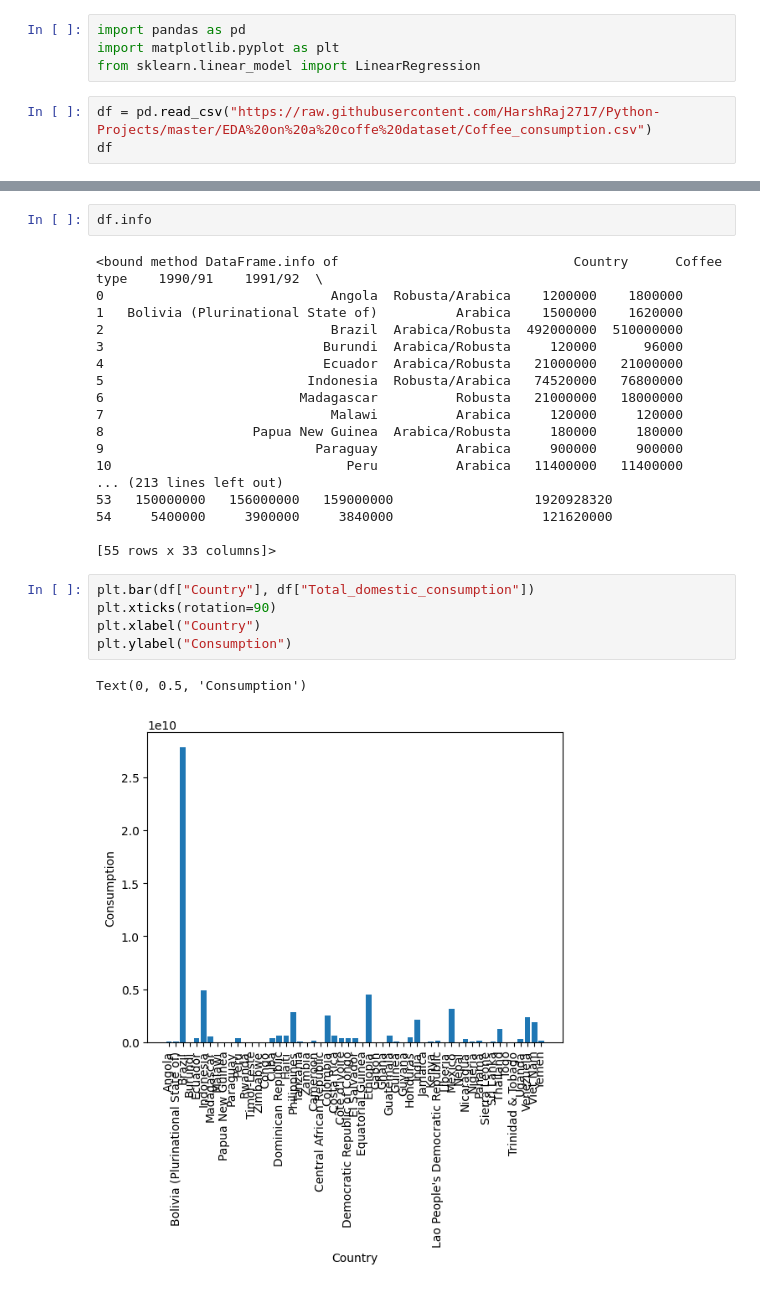
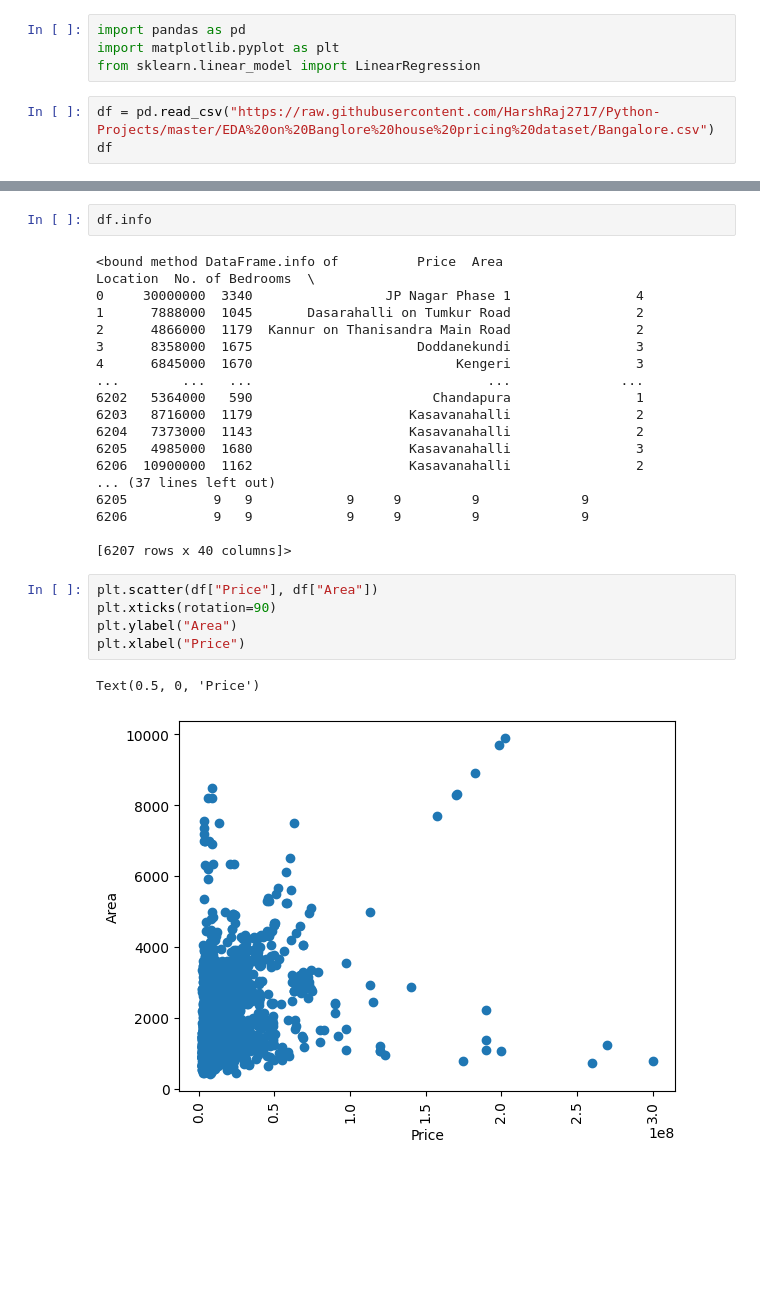
Before and after one commit to HarshRaj2717/Python-Projects, a Jupyter notebook: EDA on Banglore house pricing dataset/main.ipynb, the cells around one changed output, grey strips where cells are left out. Saved outputs shown, nothing was run; the diff lists cells and outputs as text; blank space fills up the shorter version.

Commit message:
completed EDA on bangalore house pricing dataset

```diff
--- a/EDA on Banglore house pricing dataset/main.ipynb
+++ b/EDA on Banglore house pricing dataset/main.ipynb
@@ -3,6 +3,6 @@ import pandas as pd
 import matplotlib.pyplot as plt
 from sklearn.linear_model import LinearRegression
 # %%
-df = pd.read_csv("https://raw.githubusercontent.com/HarshRaj2717/Python-Projects/master/EDA%20on%20a%20coffe%20dataset/Coffee_consumption.csv")
+df = pd.read_csv("https://raw.githubusercontent.com/HarshRaj2717/Python-Projects/master/EDA%20on%20Banglore%20house%20pricing%20dataset/Bangalore.csv")
 df
 # %% [output]
@@ -27,28 +22,28 @@ df
 # %%
 df.info
 # %% [output]
-<bound method DataFrame.info of                              Country      Coffee type    1990/91    1991/92  \
-0                             Angola  Robusta/Arabica    1200000    1800000
-1   Bolivia (Plurinational State of)          Arabica    1500000    1620000
-2                             Brazil  Arabica/Robusta  492000000  510000000
-3                            Burundi  Arabica/Robusta     120000      96000
-4                            Ecuador  Arabica/Robusta   21000000   21000000
-5                          Indonesia  Robusta/Arabica   74520000   76800000
-6                         Madagascar          Robusta   21000000   18000000
-7                             Malawi          Arabica     120000     120000
-8                   Papua New Guinea  Arabica/Robusta     180000     180000
-9                           Paraguay          Arabica     900000     900000
-10                              Peru          Arabica   11400000   11400000
-... (213 lines left out)
-53   150000000   156000000   159000000                  1920928320
-54     5400000     3900000     3840000                   121620000
+<bound method DataFrame.info of          Price  Area                         Location  No. of Bedrooms  \
+0     30000000  3340                 JP Nagar Phase 1                4
+1      7888000  1045       Dasarahalli on Tumkur Road                2
+2      4866000  1179  Kannur on Thanisandra Main Road                2
+3      8358000  1675                     Doddanekundi                3
+4      6845000  1670                          Kengeri                3
+...        ...   ...                              ...              ...
+6202   5364000   590                       Chandapura                1
+6203   8716000  1179                    Kasavanahalli                2
+6204   7373000  1143                    Kasavanahalli                2
+6205   4985000  1680                    Kasavanahalli                3
+6206  10900000  1162                    Kasavanahalli                2
+... (37 lines left out)
+6205           9   9            9     9         9             9
+6206           9   9            9     9         9             9
 
-[55 rows x 33 columns]>
+[6207 rows x 40 columns]>
 # %%
-plt.bar(df["Country"], df["Total_domestic_consumption"])
+plt.scatter(df["Price"], df["Area"])
 plt.xticks(rotation=90)
-plt.xlabel("Country")
-plt.ylabel("Consumption")
+plt.ylabel("Area")
+plt.xlabel("Price")
 # %% [output]
-Text(0, 0.5, 'Consumption')
+Text(0.5, 0, 'Price')
-[figure, old version]
+[figure, new version]
```
Also changed, not shown: parts of 10 cells of this notebook.
